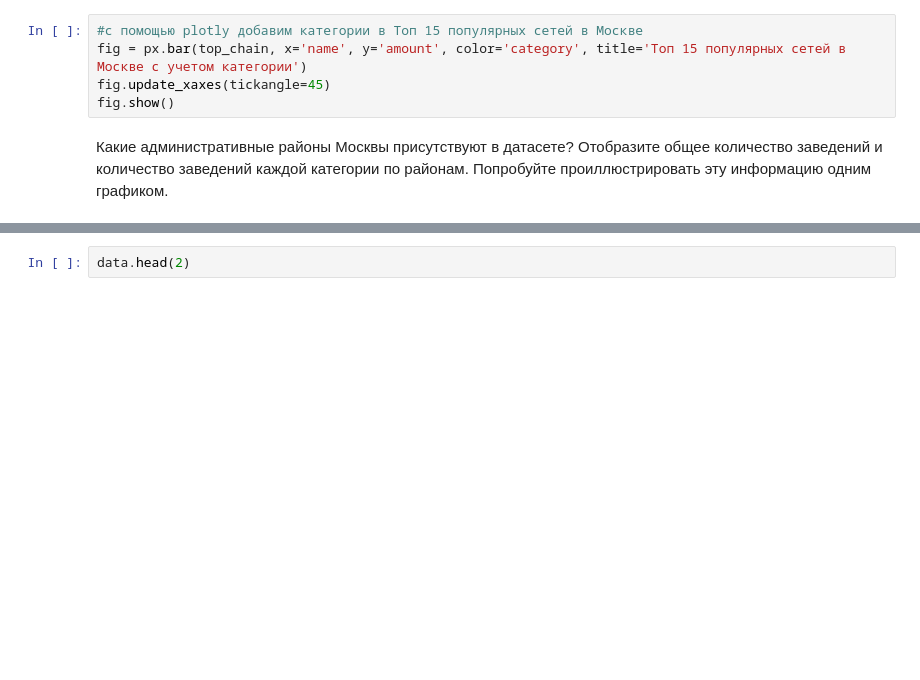
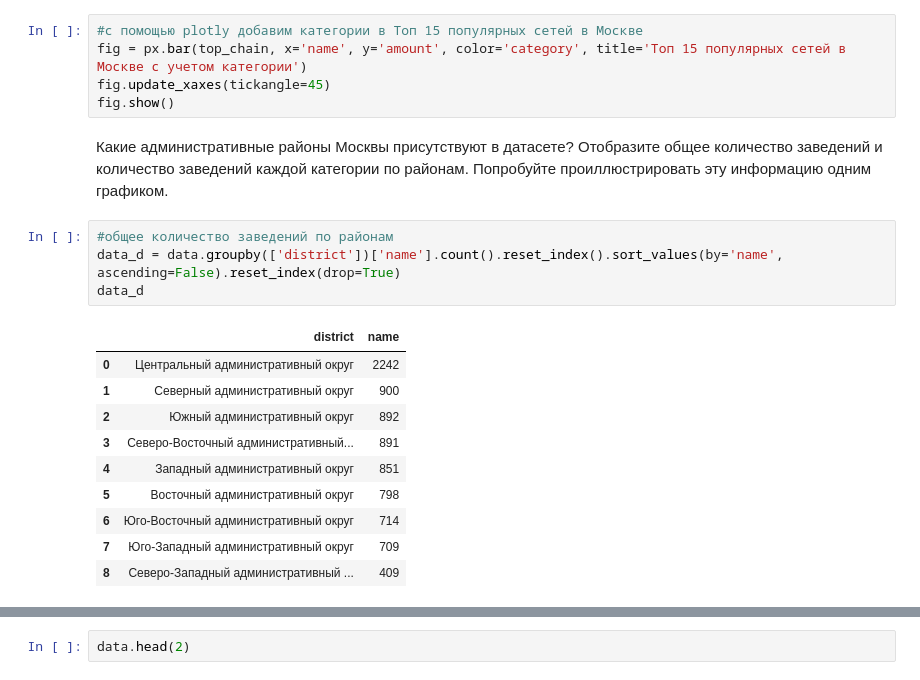
Before and after one commit to akirionenko/research-of-the-public-catering-market-in-Moscow-, a Jupyter notebook: проект_11.ipynb, the cells around one changed output, grey strips where cells are left out. Drawn from its saved outputs; the diff is of its cells as text; blank space fills up the shorter version.

```diff
--- a/проект_11.ipynb
+++ b/проект_11.ipynb
@@ -280,3 +280,18 @@ fig.update_xaxes(tickangle=45)
 fig.show()
 # %% [markdown]
 Какие административные районы Москвы присутствуют в датасете? Отобразите общее количество заведений и количество заведений каждой категории по районам. Попробуйте проиллюстрировать эту информацию одним графиком.
+# %%
+#общее количество заведений по районам
+data_d = data.groupby(['district'])['name'].count().reset_index().sort_values(by='name', ascending=False).reset_index(drop=True)
+data_d
+# %% [output]
+|  | district | name |
+| 0 | Центральный административный округ | 2242 |
+| 1 | Северный административный округ | 900 |
+| 2 | Южный административный округ | 892 |
+| 3 | Северо-Восточный административный... | 891 |
+| 4 | Западный административный округ | 851 |
+| 5 | Восточный административный округ | 798 |
+| 6 | Юго-Восточный административный округ | 714 |
+| 7 | Юго-Западный административный округ | 709 |
+| 8 | Северо-Западный административный ... | 409 |
```
Also changed, not shown: parts of 9 cells of this notebook.
